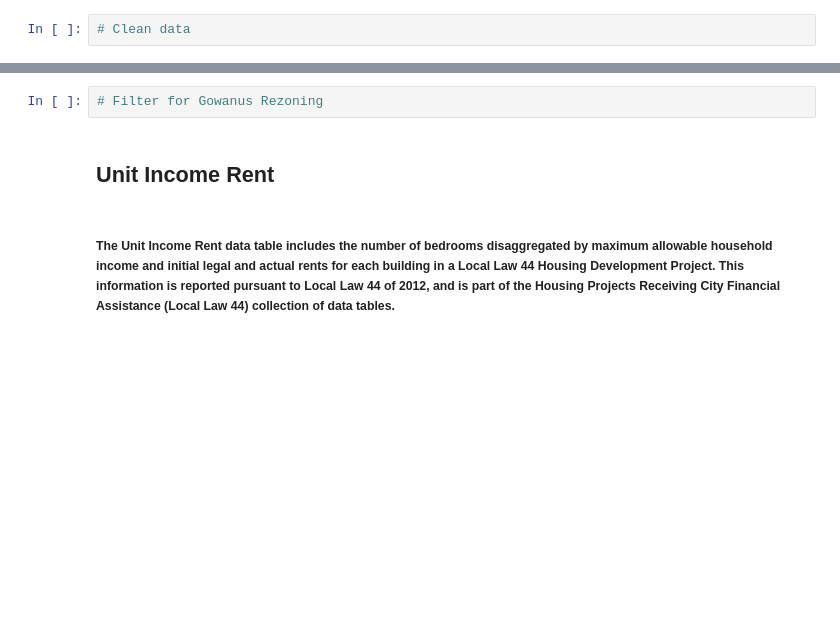
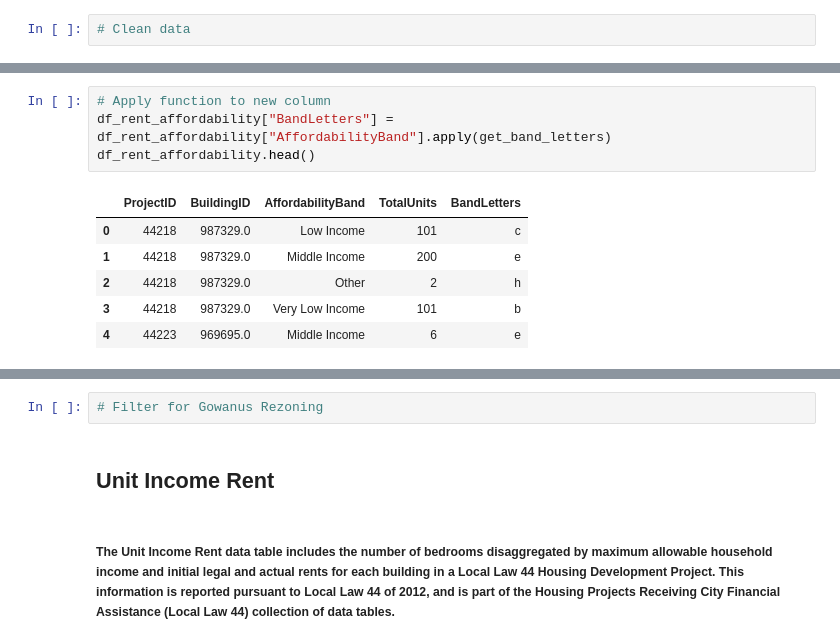
Before and after one commit to tkalainoff/gowanus-rezoning, a Jupyter notebook: data/LL44-analysis.ipynb, the cells around one changed output, grey strips where cells are left out. Saved outputs shown, nothing was run; the diff lists cells and outputs as text; blank space fills up the shorter version.

```diff
--- a/data/LL44-analysis.ipynb
+++ b/data/LL44-analysis.ipynb
@@ -216,0 +300,11 @@ dtype: object
+# %%
+# Apply function to new column
+df_rent_affordability["BandLetters"] = df_rent_affordability["AffordabilityBand"].apply(get_band_letters)
+df_rent_affordability.head()
+# %% [output]
+|  | ProjectID | BuildingID | AffordabilityBand | TotalUnits | BandLetters |
+| 0 | 44218 | 987329.0 | Low Income | 101 | c |
+| 1 | 44218 | 987329.0 | Middle Income | 200 | e |
+| 2 | 44218 | 987329.0 | Other | 2 | h |
+| 3 | 44218 | 987329.0 | Very Low Income | 101 | b |
+| 4 | 44223 | 969695.0 | Middle Income | 6 | e |
```
Also changed, not shown: parts of 12 cells of this notebook, 4 other files.
